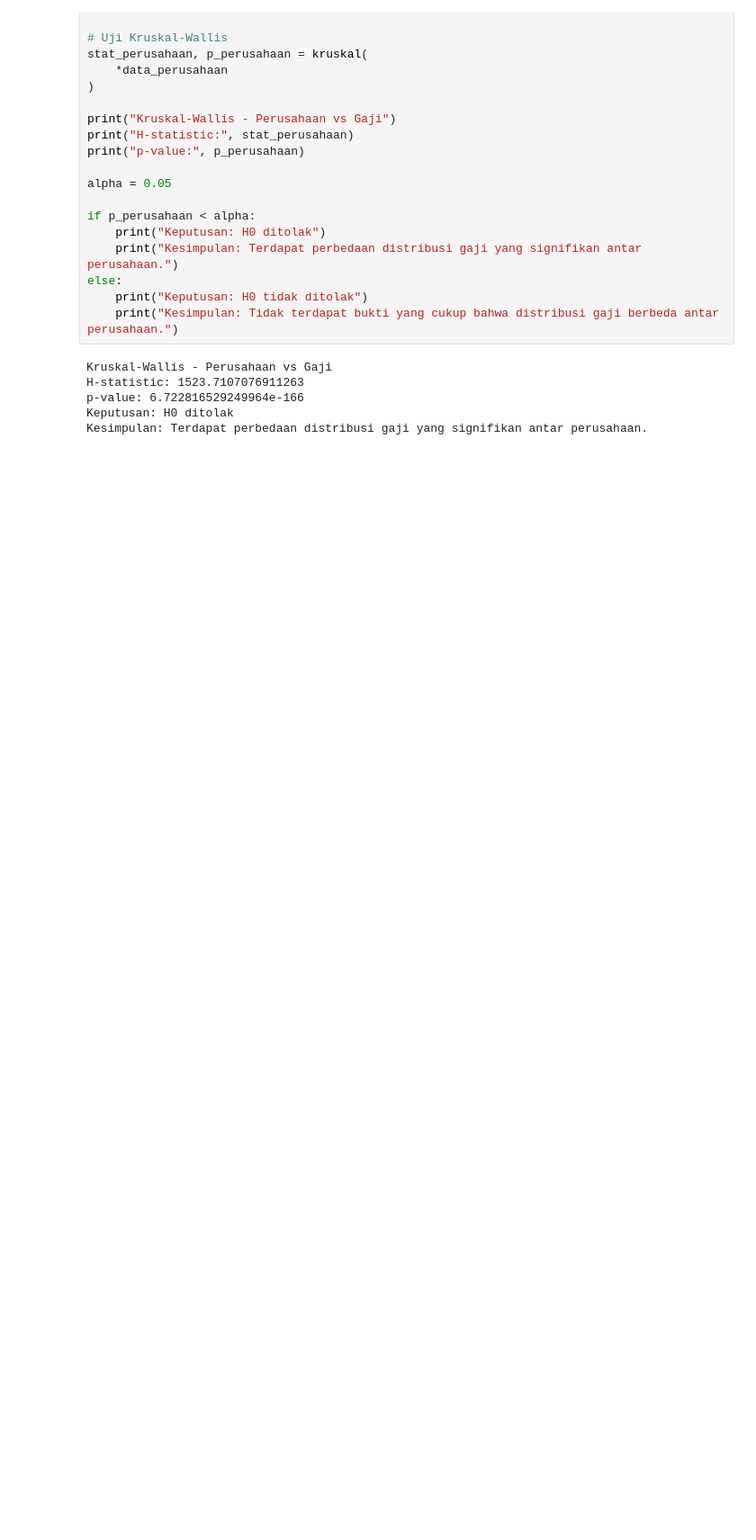
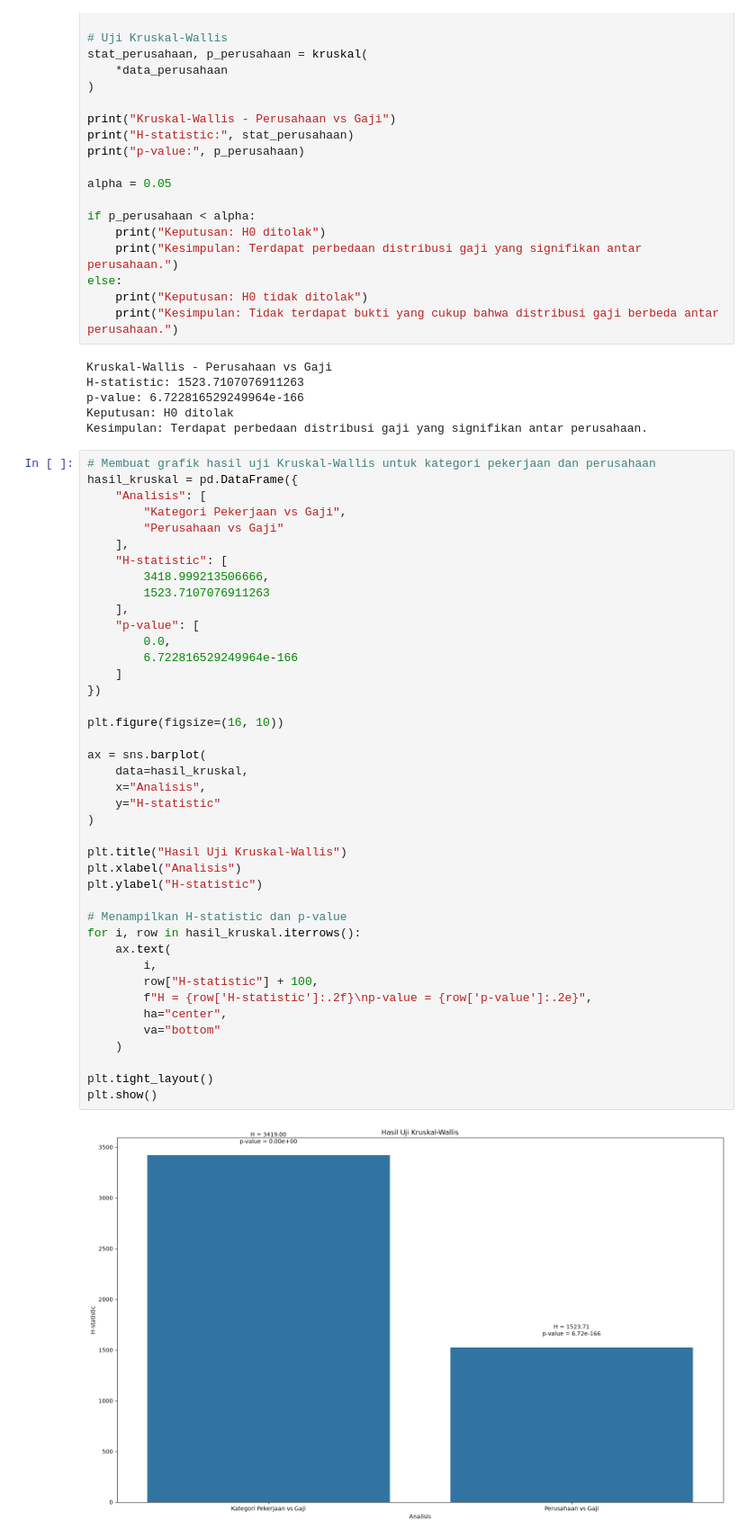
Before and after one commit to sitisartikahardiyanti/CODA-021-RMT-group-001, a Jupyter notebook: notebooks/statistical_analysis.ipynb, the cells around one changed output. Shown at 90% size. Saved outputs shown, nothing was run; the diff lists cells and outputs as text; blank space fills up the shorter version.

Commit message:
Update EDA and statistical analysis

```diff
--- a/notebooks/statistical_analysis.ipynb
+++ b/notebooks/statistical_analysis.ipynb
@@ -503,6 +501,49 @@ H-statistic: 1523.7107076911263
 p-value: 6.722816529249964e-166
 Keputusan: H0 ditolak
 Kesimpulan: Terdapat perbedaan distribusi gaji yang signifikan antar perusahaan.
+# %%
+# Membuat grafik hasil uji Kruskal-Wallis untuk kategori pekerjaan dan perusahaan
+hasil_kruskal = pd.DataFrame({
+    "Analisis": [
+        "Kategori Pekerjaan vs Gaji",
+        "Perusahaan vs Gaji"
+    ],
+    "H-statistic": [
+        3418.999213506666,
+        1523.7107076911263
+    ],
+    "p-value": [
+        0.0,
+        6.722816529249964e-166
+    ]
+})
+
+plt.figure(figsize=(16, 10))
+
+ax = sns.barplot(
+    data=hasil_kruskal,
+    x="Analisis",
+    y="H-statistic"
+)
+
+plt.title("Hasil Uji Kruskal-Wallis")
+plt.xlabel("Analisis")
+plt.ylabel("H-statistic")
+
+# Menampilkan H-statistic dan p-value
+for i, row in hasil_kruskal.iterrows():
+    ax.text(
+        i,
+        row["H-statistic"] + 100,
+        f"H = {row['H-statistic']:.2f}\np-value = {row['p-value']:.2e}",
+        ha="center",
+        va="bottom"
+    )
+
+plt.tight_layout()
+plt.show()
+# %% [output]
+[figure, added]
 # %% [markdown]
 ## Kesimpulan
 
```
Also changed, not shown: parts of 2 cells of this notebook, 1 other file.
